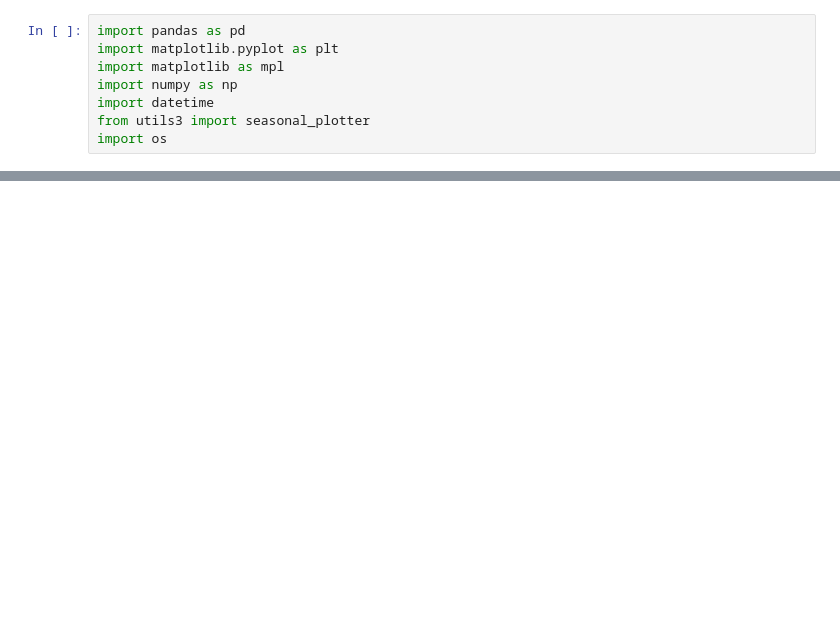
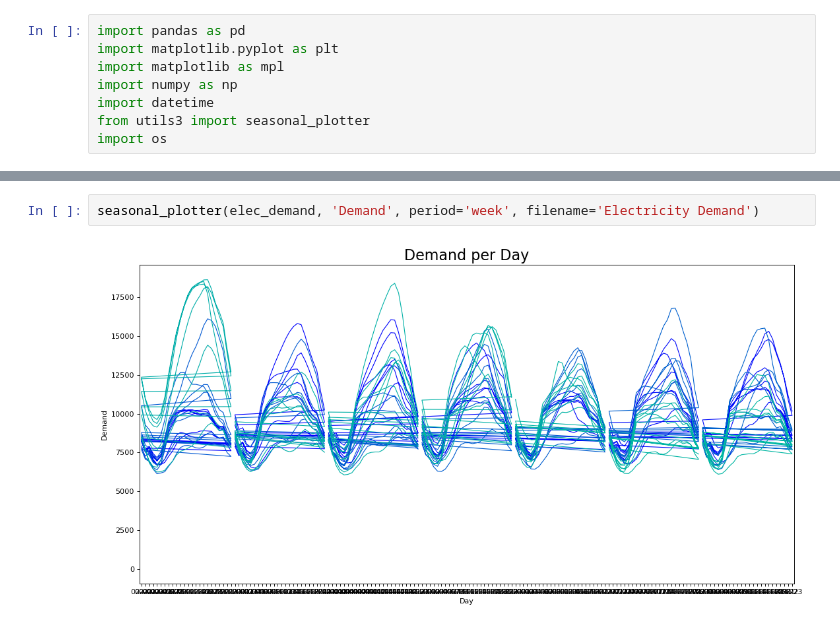
Before and after one commit to marknhenry/forecasting, a Jupyter notebook: exploration/py/02 - Test Seasonal Plot.ipynb, the cells around one changed output, grey strips where cells are left out. Drawn from its saved outputs; the diff is of its cells as text; blank space fills up the shorter version.

```diff
--- a/exploration/py/02 - Test Seasonal Plot.ipynb
+++ b/exploration/py/02 - Test Seasonal Plot.ipynb
@@ -49,0 +75,4 @@ seasonal_plotter(a10, 'Cost', filename='a10.jpg', period='year')
+# %%
+seasonal_plotter(elec_demand, 'Demand', period='week', filename='Electricity Demand')
+# %% [output]
+[figure, added]
```
Also changed, not shown: parts of 2 cells of this notebook, 4 other files.
